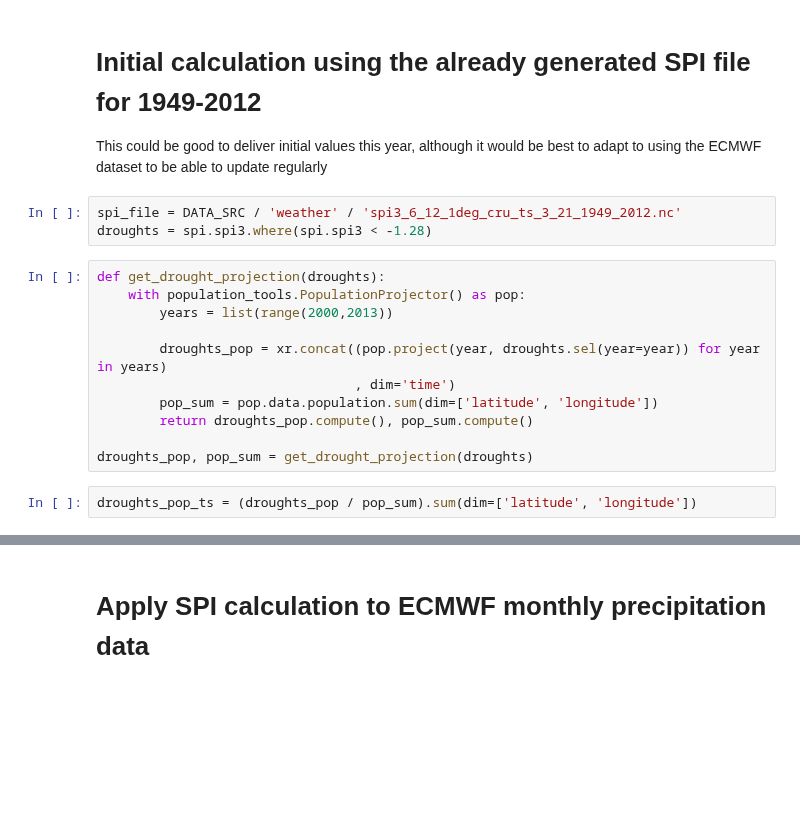
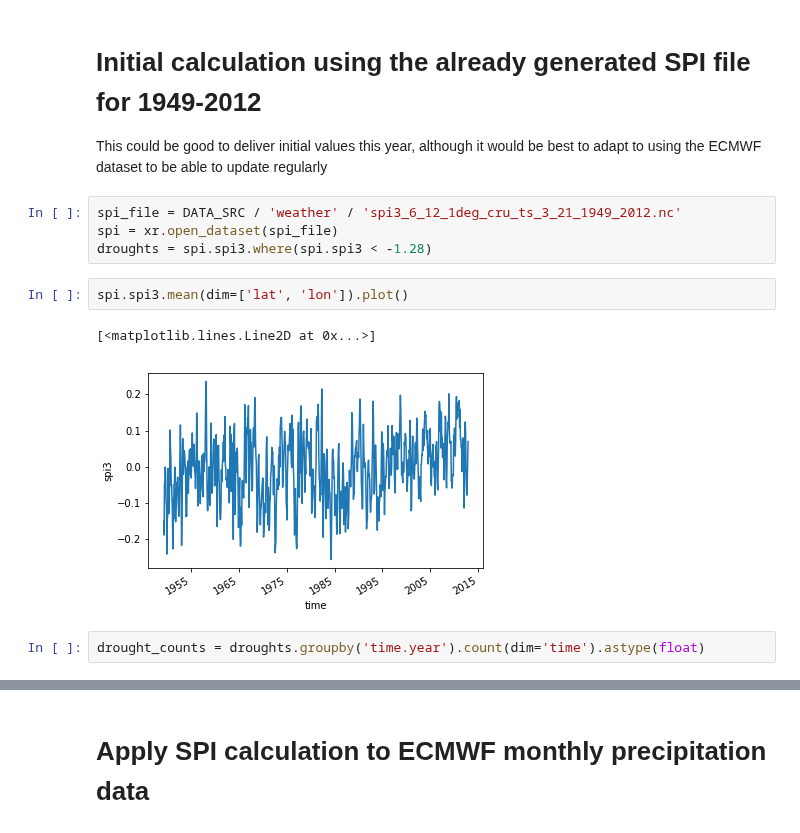
Before and after one commit to mangecoeur/health-climate-exposure, a Jupyter notebook: 1.4 Drought exposure.ipynb, the cells around one changed output, grey strips where cells are left out. Cells and saved outputs as stored; diff of their text form; blank space fills up the shorter version.

Commit message:
cleanup of NOAA drought index code

```diff
--- a/1.4 Drought exposure.ipynb
+++ b/1.4 Drought exposure.ipynb
@@ -87,17 +88,12 @@ PPT_FILES = WEATHER_SRC / 'ecmwf' / 'monthly_precipitation'
 This could be good to deliver initial values this year, although it would be best to adapt to using the ECMWF dataset to be able to update regularly
 # %%
 spi_file = DATA_SRC / 'weather' / 'spi3_6_12_1deg_cru_ts_3_21_1949_2012.nc'
+spi = xr.open_dataset(spi_file)
 droughts = spi.spi3.where(spi.spi3 < -1.28)
-# %%
-def get_drought_projection(droughts):
-    with population_tools.PopulationProjector() as pop:
-        years = list(range(2000,2013))
-
-        droughts_pop = xr.concat((pop.project(year, droughts.sel(year=year)) for year in years)
-                                 , dim='time')
-        pop_sum = pop.data.population.sum(dim=['latitude', 'longitude'])
-        return droughts_pop.compute(), pop_sum.compute()
-
-droughts_pop, pop_sum = get_drought_projection(droughts)
-# %%
-droughts_pop_ts = (droughts_pop / pop_sum).sum(dim=['latitude', 'longitude'])
+# %%
+spi.spi3.mean(dim=['lat', 'lon']).plot()
+# %% [output]
+[<matplotlib.lines.Line2D at 0x...>]
+[figure, added]
+# %%
+drought_counts = droughts.groupby('time.year').count(dim='time').astype(float)
```
Also changed, not shown: parts of 19 cells of this notebook, 7 other files.
